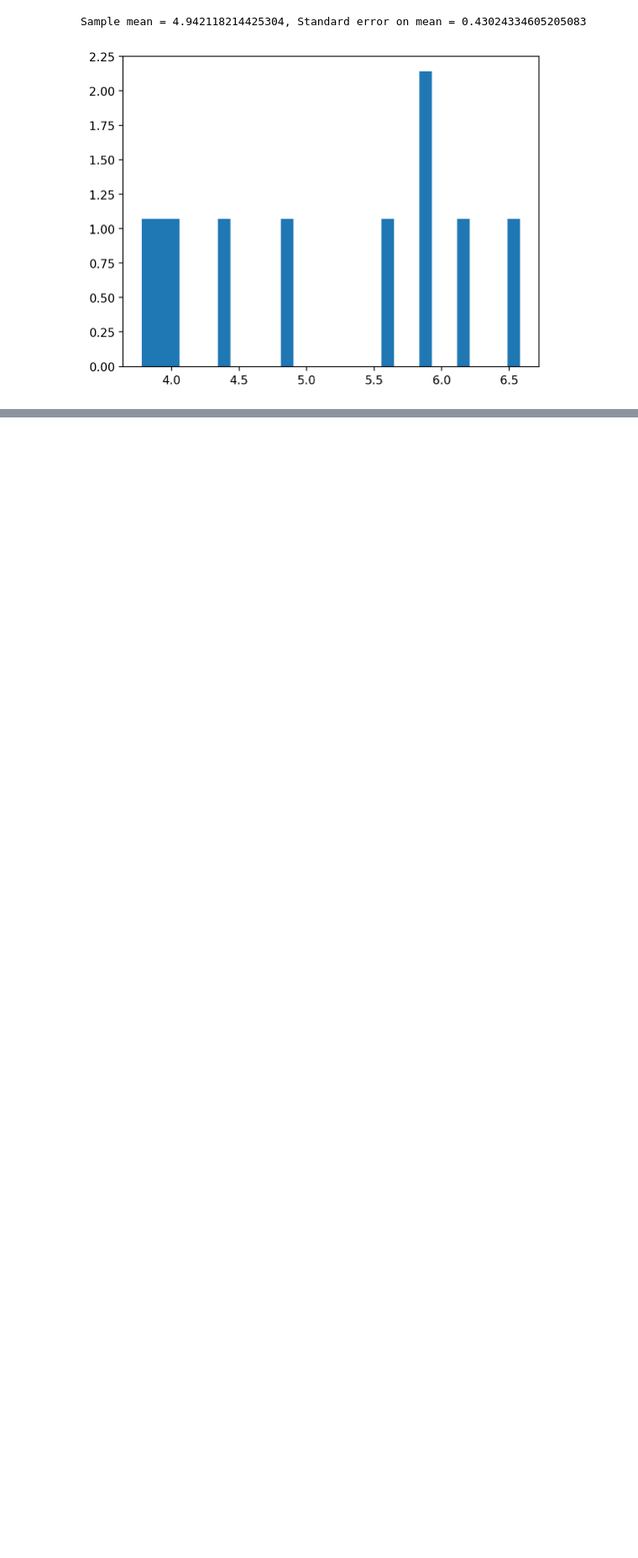
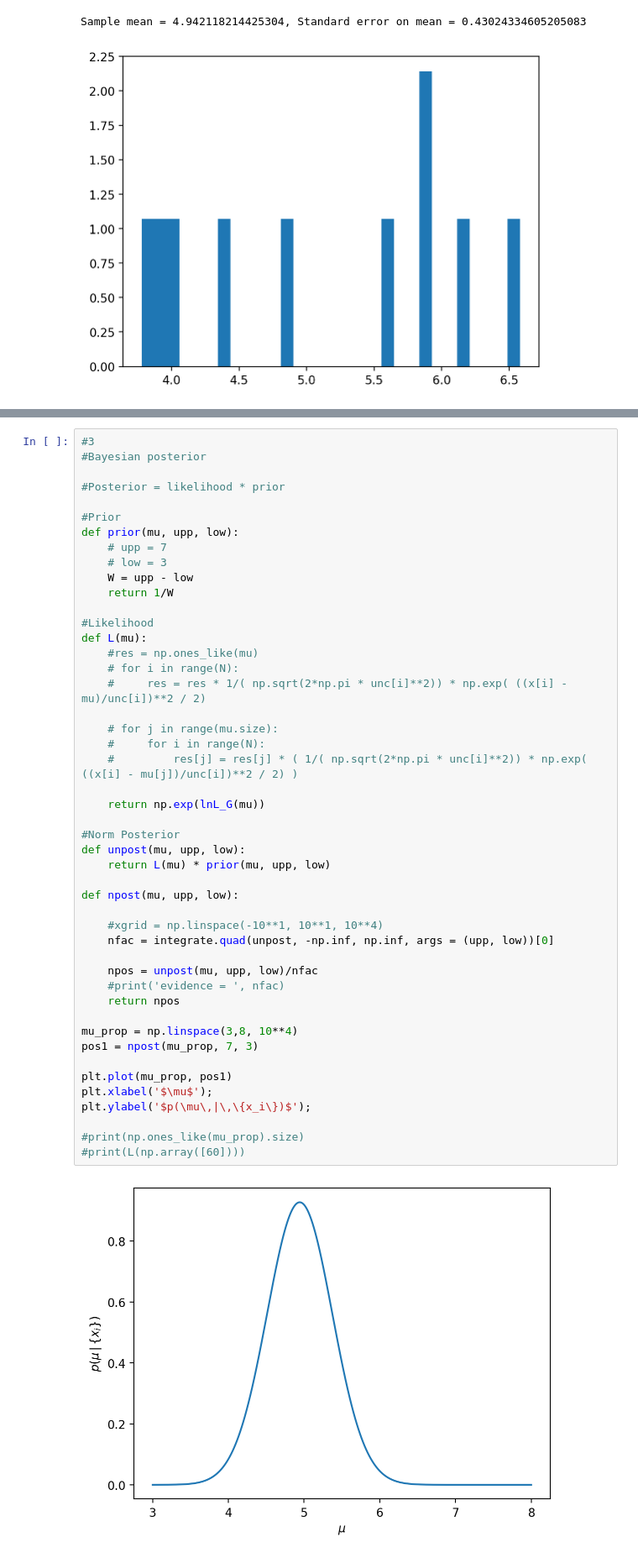
Before and after one commit to agupta-umiss/phys629-fall-2023, a Jupyter notebook: student_folders/arindam_sharma/phys629_f23_hw7_ArindamSharma.ipynb, the cells around one changed output, grey strips where cells are left out. Shown at 84% size. Saved outputs shown, nothing was run; the diff lists cells and outputs as text; blank space fills up the shorter version.

```diff
--- a/student_folders/arindam_sharma/phys629_f23_hw7_ArindamSharma.ipynb
+++ b/student_folders/arindam_sharma/phys629_f23_hw7_ArindamSharma.ipynb
@@ -88,0 +112,49 @@ Sample mean = 4.942118214425304, Standard error on mean = 0.43024334605205083
+# %%
+#3
+#Bayesian posterior
+
+#Posterior = likelihood * prior
+
+#Prior
+def prior(mu, upp, low):
+    # upp = 7
+    # low = 3
+    W = upp - low
+    return 1/W
+
+#Likelihood
+def L(mu):
+    #res = np.ones_like(mu)
+    # for i in range(N):
+    #     res = res * 1/( np.sqrt(2*np.pi * unc[i]**2)) * np.exp( ((x[i] - mu)/unc[i])**2 / 2)
+
+    # for j in range(mu.size):
+    #     for i in range(N):
+    #         res[j] = res[j] * ( 1/( np.sqrt(2*np.pi * unc[i]**2)) * np.exp( ((x[i] - mu[j])/unc[i])**2 / 2) )
+
+    return np.exp(lnL_G(mu))
+
+#Norm Posterior
+def unpost(mu, upp, low):
+    return L(mu) * prior(mu, upp, low)
+
+def npost(mu, upp, low):
+
+    #xgrid = np.linspace(-10**1, 10**1, 10**4)
+    nfac = integrate.quad(unpost, -np.inf, np.inf, args = (upp, low))[0]
+
+    npos = unpost(mu, upp, low)/nfac
+    #print('evidence = ', nfac)
+    return npos
+
+mu_prop = np.linspace(3,8, 10**4)
+pos1 = npost(mu_prop, 7, 3)
+
+plt.plot(mu_prop, pos1)
+plt.xlabel('$\mu$');
+plt.ylabel('$p(\mu\,|\,\{x_i\})$');
+
+#print(np.ones_like(mu_prop).size)
+#print(L(np.array([60])))
+# %% [output]
+[figure, added]
```
Also changed, not shown: parts of 16 cells of this notebook, 2 other files.
